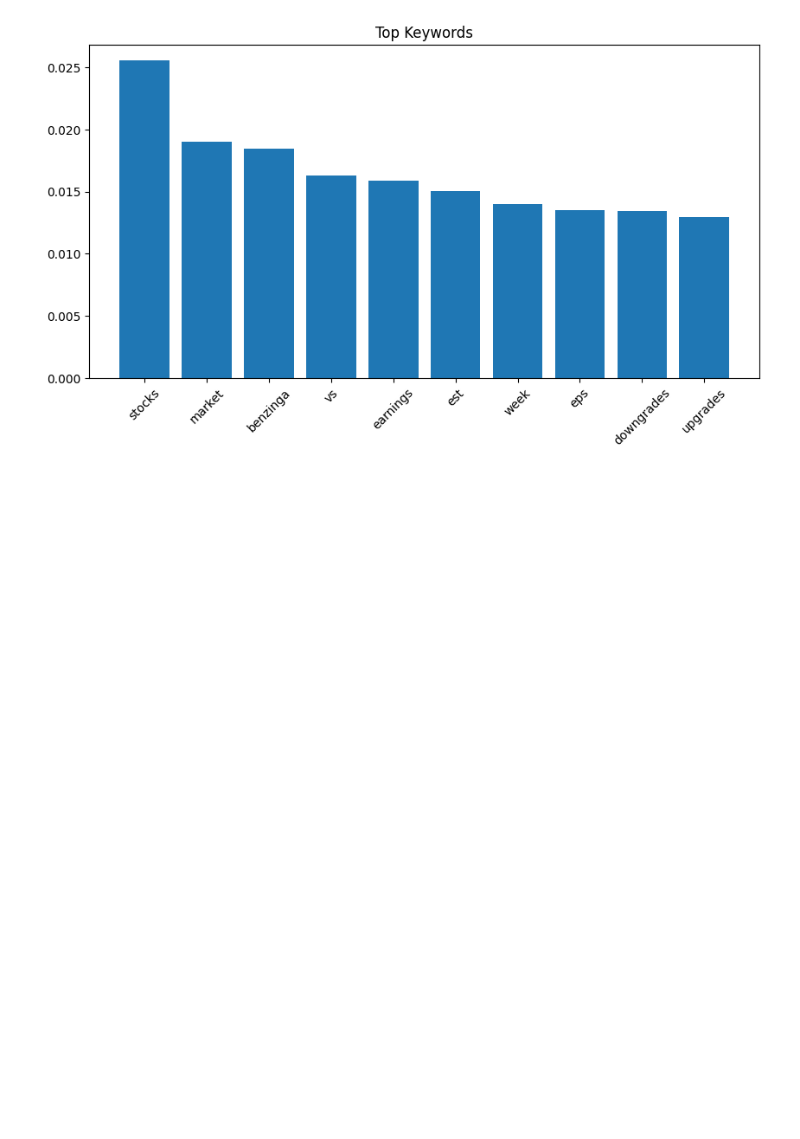
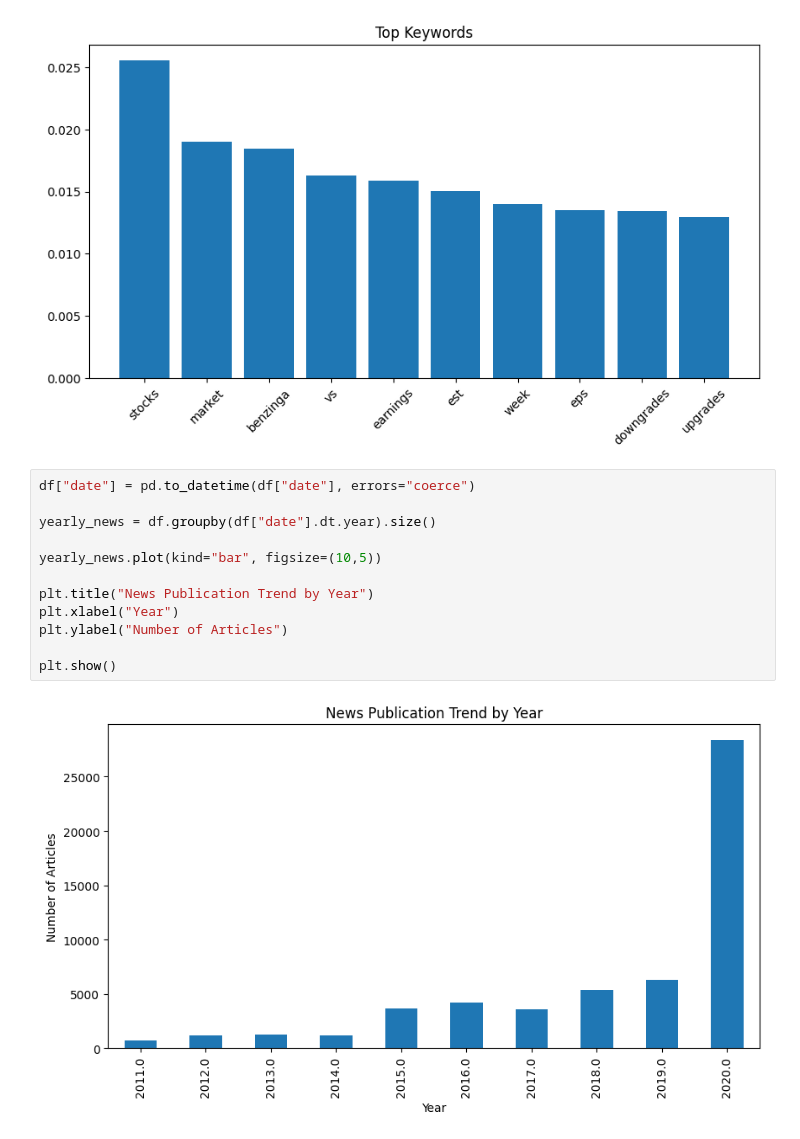
Before and after one commit to wossenF/news-sentiment-analysis, a Jupyter notebook: notebooks/task1_eda.ipynb, the cells around one changed output. Saved outputs shown, nothing was run; the diff lists cells and outputs as text; blank space fills up the shorter version.

```diff
--- a/notebooks/task1_eda.ipynb
+++ b/notebooks/task1_eda.ipynb
@@ -227,3 +227,17 @@ plt.xticks(rotation=45)
 plt.show()
 # %% [output]
 [figure]
+# %%
+df["date"] = pd.to_datetime(df["date"], errors="coerce")
+
+yearly_news = df.groupby(df["date"].dt.year).size()
+
+yearly_news.plot(kind="bar", figsize=(10,5))
+
+plt.title("News Publication Trend by Year")
+plt.xlabel("Year")
+plt.ylabel("Number of Articles")
+
+plt.show()
+# %% [output]
+[figure, added]
```
Also changed, not shown: 6 other files.
